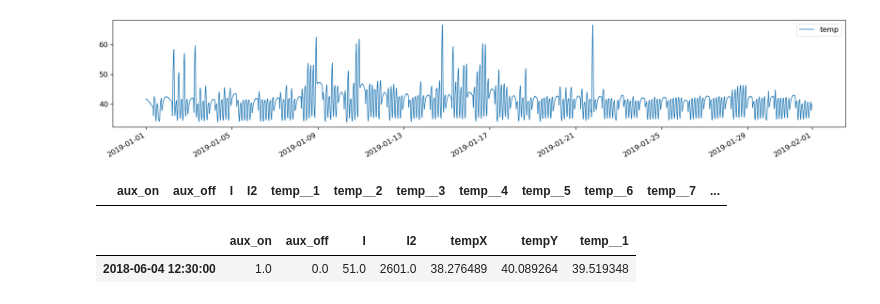
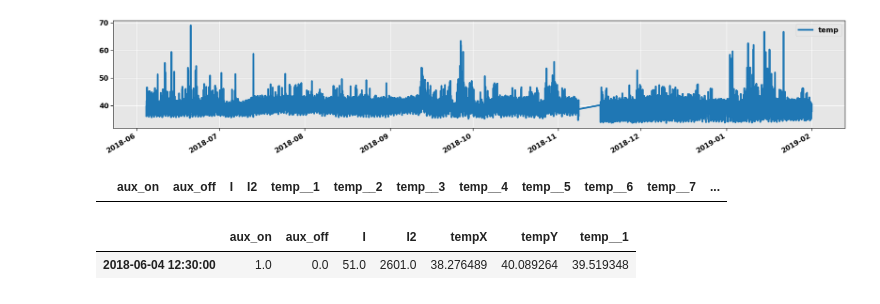
Before and after one commit to fonstelien/FYS-STK4155, a Jupyter notebook: project3/source/project3.ipynb, the cells around one changed output. Drawn from its saved outputs; the diff is of its cells as text; code cells hidden in the pictures.

```diff
--- a/project3/source/project3.ipynb
+++ b/project3/source/project3.ipynb
@@ -5,6 +5,36 @@ from keras.layers import SimpleRNN, LSTM, GRU, Dense, TimeDistributed
 import utils
 import autoregression as ar
 import neural_network as nn
+# %%
+# Setting up pyplot runtime configuration
+
+from matplotlib.ticker import MaxNLocator
+
+SMALL = 14
+MEDIUM = 16
+LARGE = 20
+THICK = 4
+THIN = 3
+WIDE_FIG = (20,7.5)
+TWO_TIMES_TWO = (20,15)
+SMALL_FIG = (6,6)
+OPACITY = .25
+
+
+plt.style.context('fivethirtyeight')
+plt.rc('axes', facecolor='#E6E6E6', edgecolor='black', axisbelow=True, grid=True)
+plt.rc('grid', color='white', linestyle='solid')
+plt.rc('lines', linewidth=THIN)
+
+plt.rc('font', size=SMALL, weight='bold')          # default text sizes
+plt.rc('axes', titlesize=MEDIUM)     # fontsize of the axes title
+plt.rc('axes', labelsize=MEDIUM)    # fontsize of the x and y labels
+plt.rc('xtick', labelsize=MEDIUM)    # fontsize of the tick labels
+plt.rc('ytick', labelsize=MEDIUM)    # fontsize of the tick labels
+plt.rc('legend', fontsize=MEDIUM)    # legend fontsize
+plt.rc('figure', titlesize=LARGE)  # fontsize of the figure title
+
+COLORS = plt.rcParams['axes.prop_cycle'].by_key()['color']
 # %%
 temperature = utils.parse_file('data/pcu1/Supply trafo A winding 2W temp.csv', 'temp')
 temperatureX = utils.parse_file('data/pcu1/Supply trafo A winding 2U temp.csv', 'tempX')
@@ -14,8 +61,8 @@ current = utils.parse_file('data/pt1/i1.csv', 'I')
 # %%
-temperature['2019-01-01 00:00:00':'2019-02-01 00:00:00'].plot(figsize=(30,5))
+temperature[None:'2019-02-01 00:00:00'].plot(figsize=(30,5))
 plt.show()
 # %% [output]
-[figure, old version]
+[figure, new version]
 # %%
 X, y = ar.prep_current_model_dataset(auxiliaries, current, temperature, 9)
 X.head(0)
```
Also changed, not shown: parts of 6 cells of this notebook, 2 other files.
